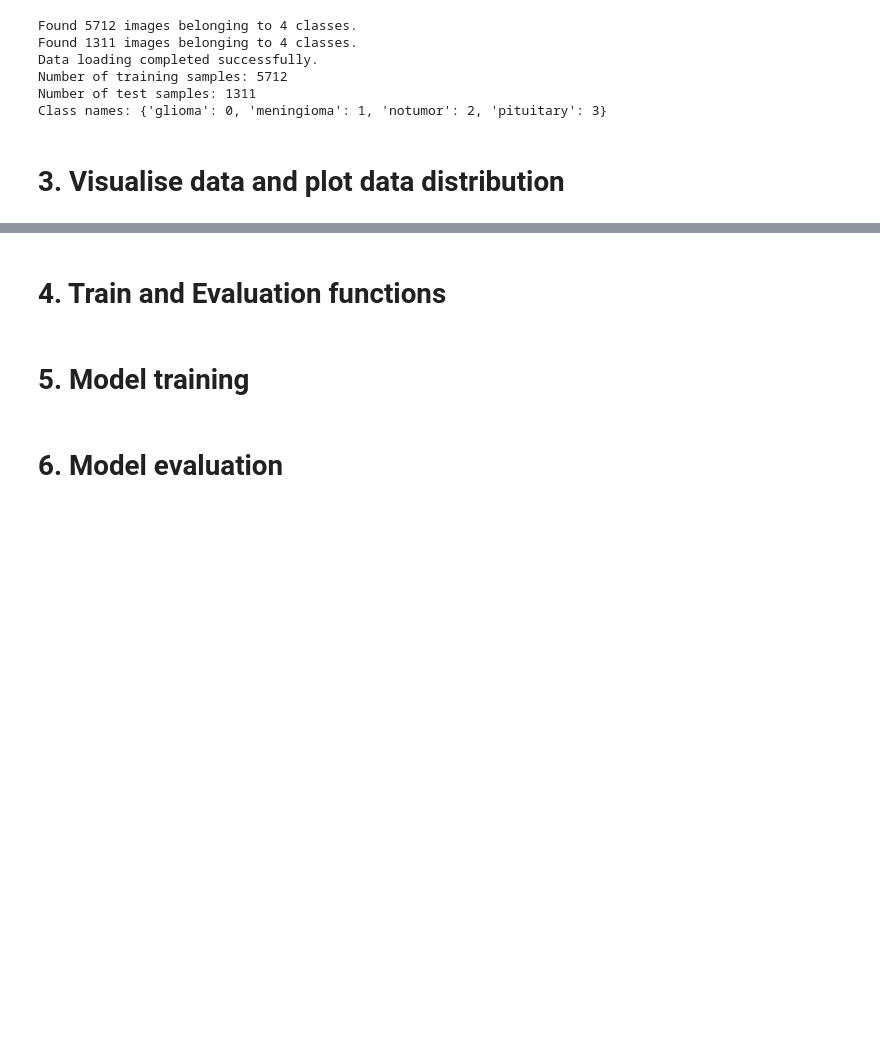
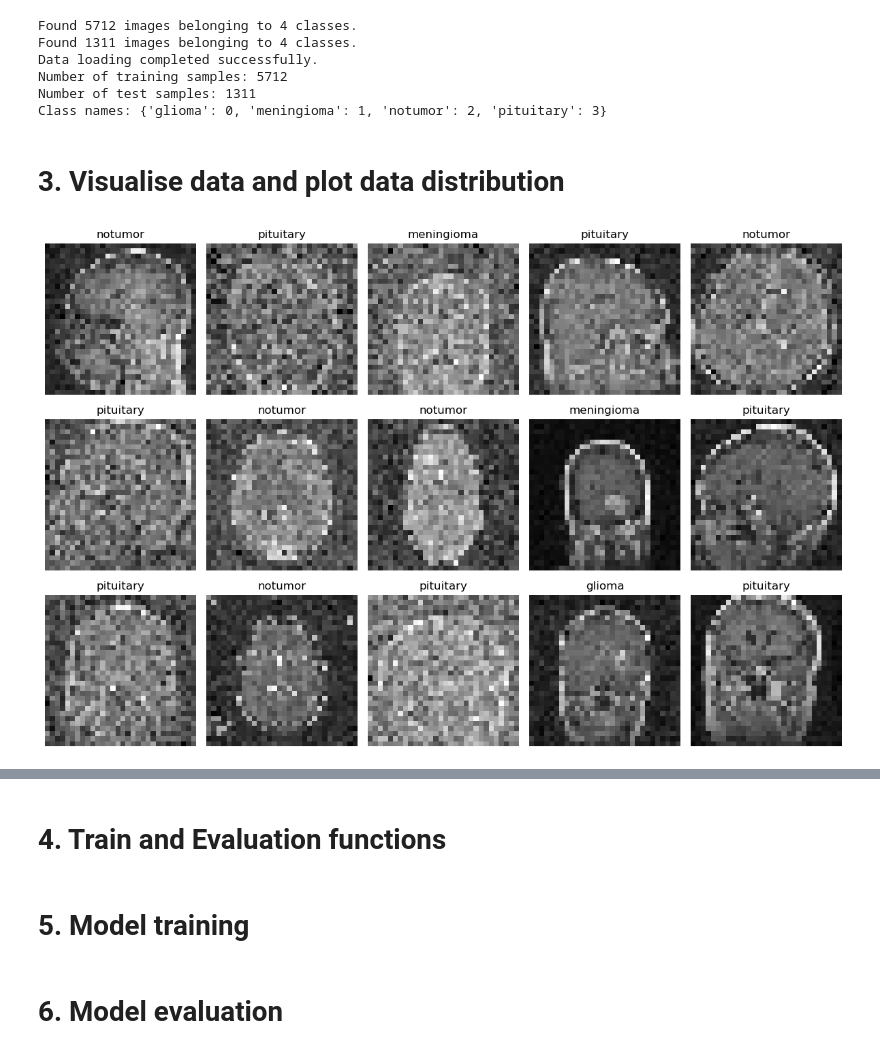
Before and after one commit to lordmana/deep_learning, a Jupyter notebook: Assingment_BrainTumorData_Starting_code.ipynb, the cells around one changed output, grey strips where cells are left out. Cells and saved outputs as stored; diff of their text form; code cells hidden in the pictures; blank space fills up the shorter version.

Commit message:
Added a code section for displaying 15 images

```diff
--- a/Assingment_BrainTumorData_Starting_code.ipynb
+++ b/Assingment_BrainTumorData_Starting_code.ipynb
@@ -35,0 +23,9 @@ Mounted at /content/drive
+# %%
+data_dir = ""
+
+if 'google.colab' in sys.modules:
+    drive.mount('/content/drive')
+    print("Google Drive mounted")
+else:
+    print("Google Drive access is skipped. Load local files instead.")
+    data_dir = "./archive"
@@ -36,6 +34,7 @@ Mounted at /content/drive
 # %%
 # Set the paths based on your Drive directory
-data_dir ='/content/drive/MyDrive/Deep_Learning_Fall24/Assignment/brain_tumor_dataset' # Change to the path to your directory
+if data_dir == "":
+    data_dir ='/content/drive/MyDrive/Deep_Learning_Fall24/Assignment/brain_tumor_dataset' # Change to the path to your directory
 train_images_dir = os.path.join(data_dir, 'Training')
 test_images_dir = os.path.join(data_dir, 'Testing')
 
@@ -107,3 +106,64 @@ Number of test samples: 1311
 Class names: {'glioma': 0, 'meningioma': 1, 'notumor': 2, 'pituitary': 3}
 # %% [markdown]
 # 3. Visualise data and plot data distribution
+# %%
+from tensorflow.keras.utils import to_categorical
+
+#Convert the target values using the TensorFlow's to_categorical function for one hot encoding
+# one_hot_code_train = to_categorical(train_data.labels)
+# one_hot_code_test = to_categorical(test_data.labels)
+
+# Randomly select 15 samples from the dataset
+import matplotlib.pyplot as plt
+
+def get_image_n_label(index):
+    batch_index = index // train_data.batch_size
+    item_index = index % train_data.batch_size
+
+    images, labels = train_data.__getitem__(batch_index)
+    return images[item_index], labels[item_index]
+
+def get_class_key():
+    class_keys = [""] * len(train_data.classes)
+
+    for key, value in train_data.class_indices.items():
+        class_keys[value] = key
+
+    return class_keys
+
+try:
+    # Randomly generate 15 integers within the train_data index range
+    indices = np.random.choice(train_data.samples, 15, replace=False)
+
+    # Select 15 images with labels per the random indicies
+    random_images, random_labels = zip(*[get_image_n_label(i) for i in indices])
+except Exception as e:
+    print(f"Error randomly selecting 15 images: {e}")
+    raise
+
+try:
+    fig, axes = plt.subplots(3, 5, figsize=(12, 8))
+
+    # Flatten the axes for easy access
+    axes = axes.flatten()
+
+    labels = get_class_key()
+
+    # Display each image with its label
+    for i, axe in enumerate(axes):
+        image = random_images[i].squeeze()  # remove channel axis if grayscale
+        label_index = np.argmax(random_labels[i])  # converting from one-hot encoding to class index
+        label = labels[label_index]
+
+        axe.imshow(image, cmap='gray')  # Assuming images are grayscale, use 'gray'
+        axe.set_title(label)
+        axe.axis('off')  # Hide axis to make it clean
+
+    # Adjust layout
+    plt.tight_layout()
+    plt.show()
+except Exception as e:
+    print(f"Error plotting images: {e}")
+    raise
+# %% [output]
+[figure, added]
```
Also changed, not shown: parts of 6 cells of this notebook.
